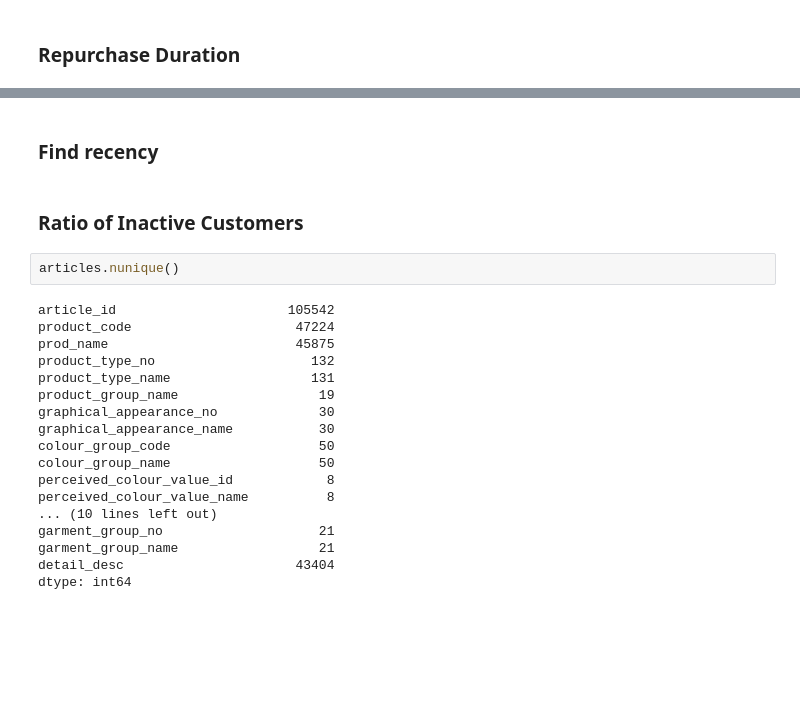
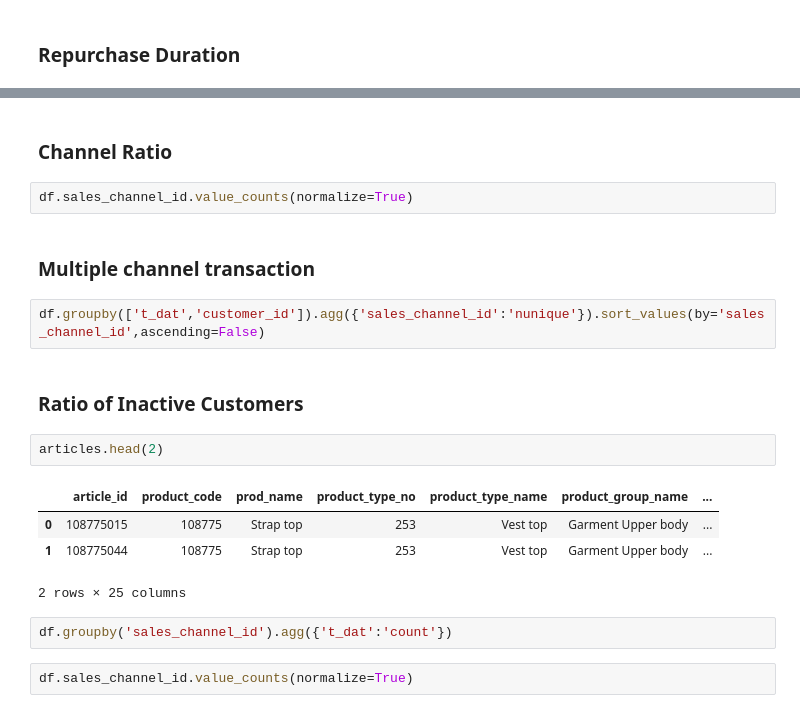
Before and after one commit to mewprakarn/Product_Personalization_Project, a Jupyter notebook: eda/1.EDA (Transaction).ipynb, the cells around one changed output, grey strips where cells are left out. Saved outputs shown, nothing was run; the diff lists cells and outputs as text; blank space fills up the shorter version.

```diff
--- a/eda/1.EDA (Transaction).ipynb
+++ b/eda/1.EDA (Transaction).ipynb
@@ -135,24 +88,21 @@ Name: Repurchase_duration, dtype: float64
+# %% [markdown]
+### Channel Ratio
+# %%
+df.sales_channel_id.value_counts(normalize=True)
 # %% [markdown]
-### Find recency
+### Multiple channel transaction
+# %%
+df.groupby(['t_dat','customer_id']).agg({'sales_channel_id':'nunique'}).sort_values(by='sales_channel_id',ascending=False)
 # %% [markdown]
 ### Ratio of Inactive Customers
 # %%
-articles.nunique()
+articles.head(2)
 # %% [output]
+|  | article_id | product_code | prod_name | product_type_no | product_type_name | product_group_name | ... |
+| 0 | 108775015 | 108775 | Strap top | 253 | Vest top | Garment Upper body | ... |
+| 1 | 108775044 | 108775 | Strap top | 253 | Vest top | Garment Upper body | ... |
-article_id                      105542
-product_code                     47224
-prod_name                        45875
-product_type_no                    132
-product_type_name                  131
-product_group_name                  19
-graphical_appearance_no             30
-graphical_appearance_name           30
-colour_group_code                   50
-colour_group_name                   50
-perceived_colour_value_id            8
-perceived_colour_value_name          8
-... (10 lines left out)
-garment_group_no                    21
-garment_group_name                  21
-detail_desc                      43404
-dtype: int64
+2 rows × 25 columns
+# %%
+df.groupby('sales_channel_id').agg({'t_dat':'count'})
+# %%
+df.sales_channel_id.value_counts(normalize=True)
```
Also changed, not shown: parts of 11 cells of this notebook, 2 other files.
